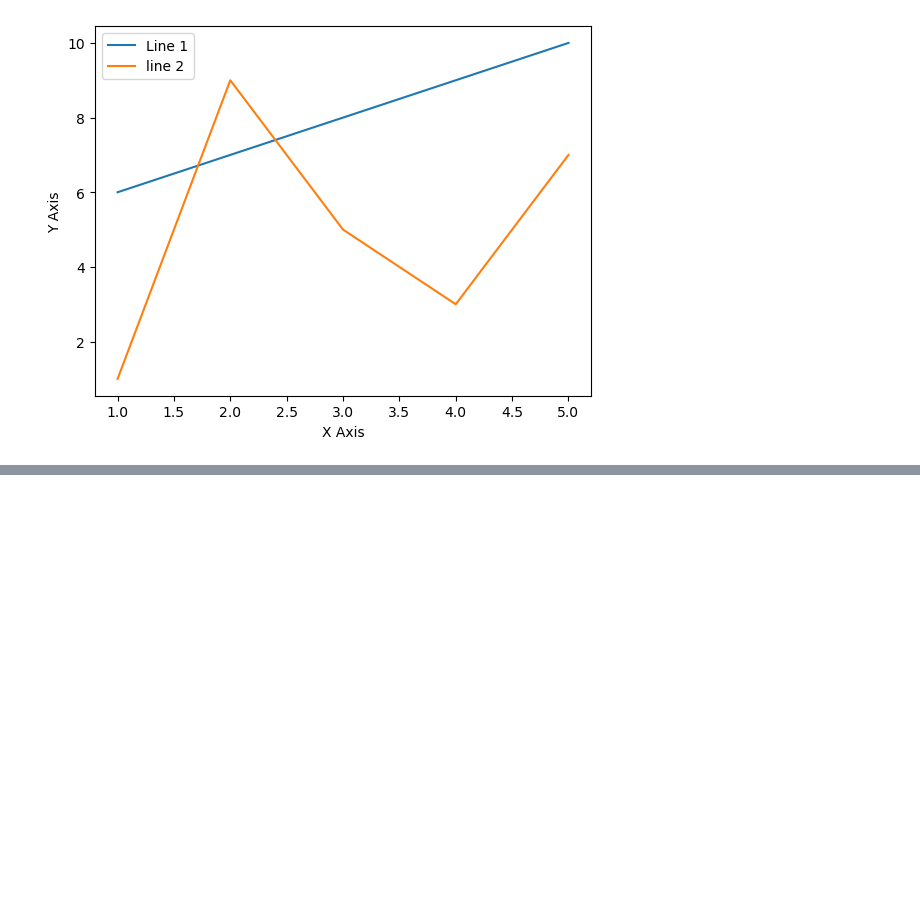
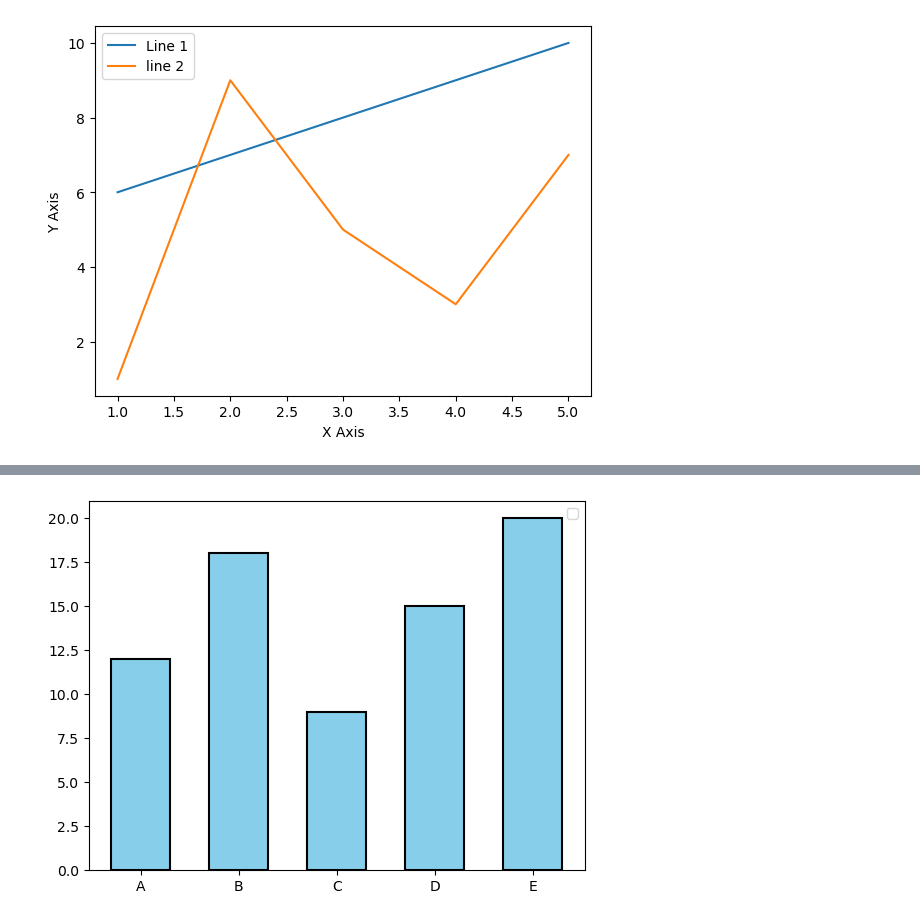
Before and after one commit to mdreduanulhoque/Learning_AI_ML, a Jupyter notebook: Data_Visualization/matplotlib.ipynb, the cells around one changed output, grey strips where cells are left out. Drawn from its saved outputs; the diff is of its cells as text; code cells hidden in the pictures; blank space fills up the shorter version.

```diff
--- a/Data_Visualization/matplotlib.ipynb
+++ b/Data_Visualization/matplotlib.ipynb
@@ -39,0 +62,9 @@ plt.show()
+# %%
+# Styling the bar chart
+
+plt.bar(x, y, color="skyblue", width=0.6, edgecolor="black", linewidth=1.5)
+
+plt.legend()
+plt.show()
+# %% [output]
+[figure, added]
```
Also changed, not shown: parts of 9 cells of this notebook.
